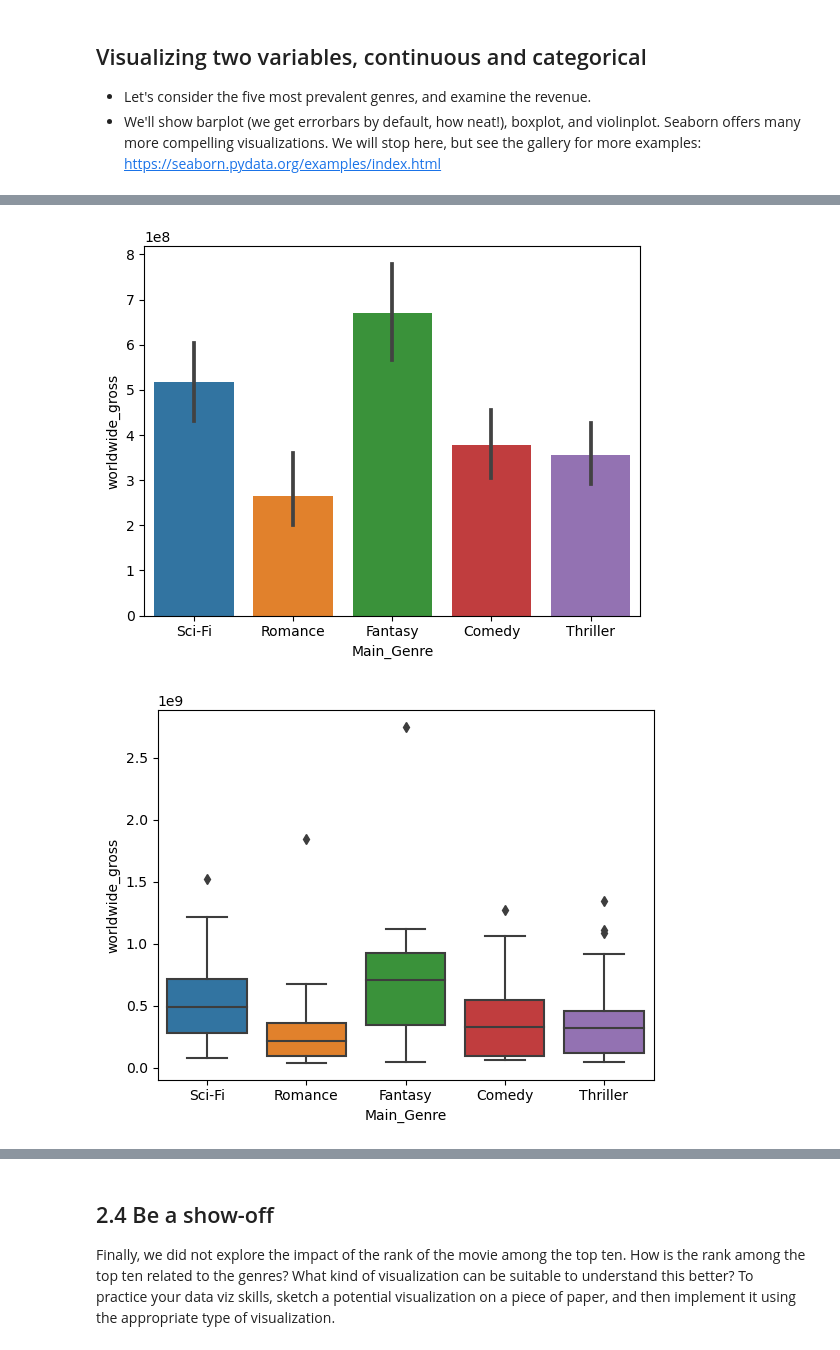
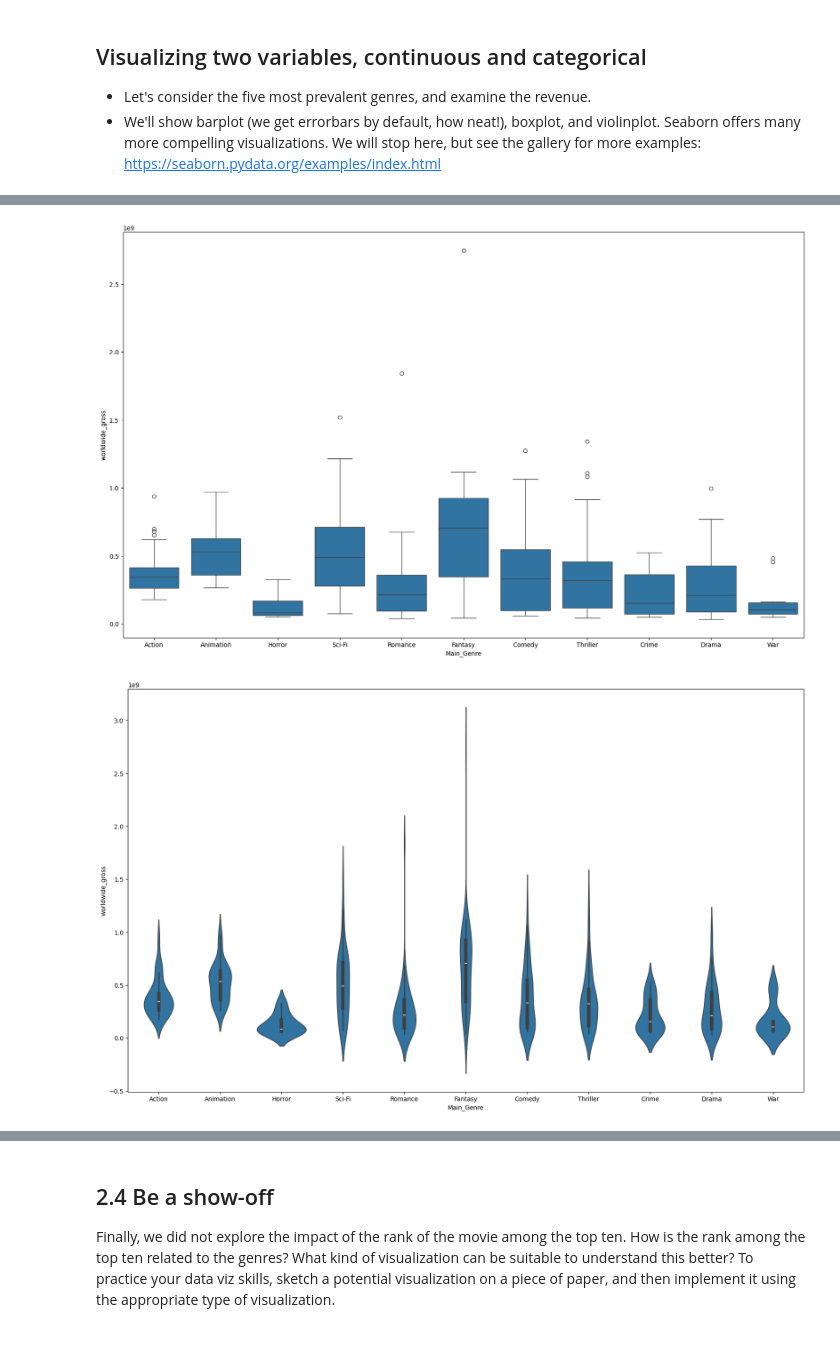
Before and after one commit to epfl-ada/2024, a Jupyter notebook: Exercises/02 - Data viz and data from the web/Becoming a DataVizard exercise.ipynb, the cells around one changed output, grey strips where cells are left out. Cells and saved outputs as stored; diff of their text form; code cells hidden in the pictures.

```diff
--- a/Exercises/02 - Data viz and data from the web/Becoming a DataVizard exercise.ipynb
+++ b/Exercises/02 - Data viz and data from the web/Becoming a DataVizard exercise.ipynb
@@ -145,10 +158,16 @@ sns.jointplot(data = movies, x = 'worldwide_gross', y = 'imdb_rating', kind="reg
 # %%
-ax = sns.barplot(x="Main_Genre", y="worldwide_gross", data=movies.loc[movies['Main_Genre'].isin(['Thriller','Comedy',
-                                                                                      'Fantasy','Sci-Fi','Romance'])])
+plt.figure(figsize=(20, 12))
+ax = sns.boxplot(x="Main_Genre", y="worldwide_gross", data=movies.loc[movies['Main_Genre'].isin(['Thriller','Comedy',
+                                                                                      'Fantasy','Sci-Fi','Romance',
+                                                                                        'Animation','Action','Horror','Drama','War','Crime'])])
+plt.show()
 # %% [output]
-[figure, old version]
+[figure, new version]
 # %%
-ax = sns.boxplot(x="Main_Genre", y="worldwide_gross", data=movies.loc[movies['Main_Genre'].isin(['Thriller','Comedy',
-                                                                                      'Fantasy','Sci-Fi','Romance'])])
+plt.figure(figsize=(20, 12))
+ax = sns.violinplot(x="Main_Genre", y="worldwide_gross", data=movies.loc[movies['Main_Genre'].isin(['Thriller','Comedy',
+                                                                                      'Fantasy','Sci-Fi','Romance',
+                                                                                      'Animation','Action','Horror','Drama','War','Crime'])])
+plt.show()
 # %% [output]
-[figure, old version]
+[figure, new version]
```
Also changed, not shown: parts of 56 cells of this notebook, 2 other files.
